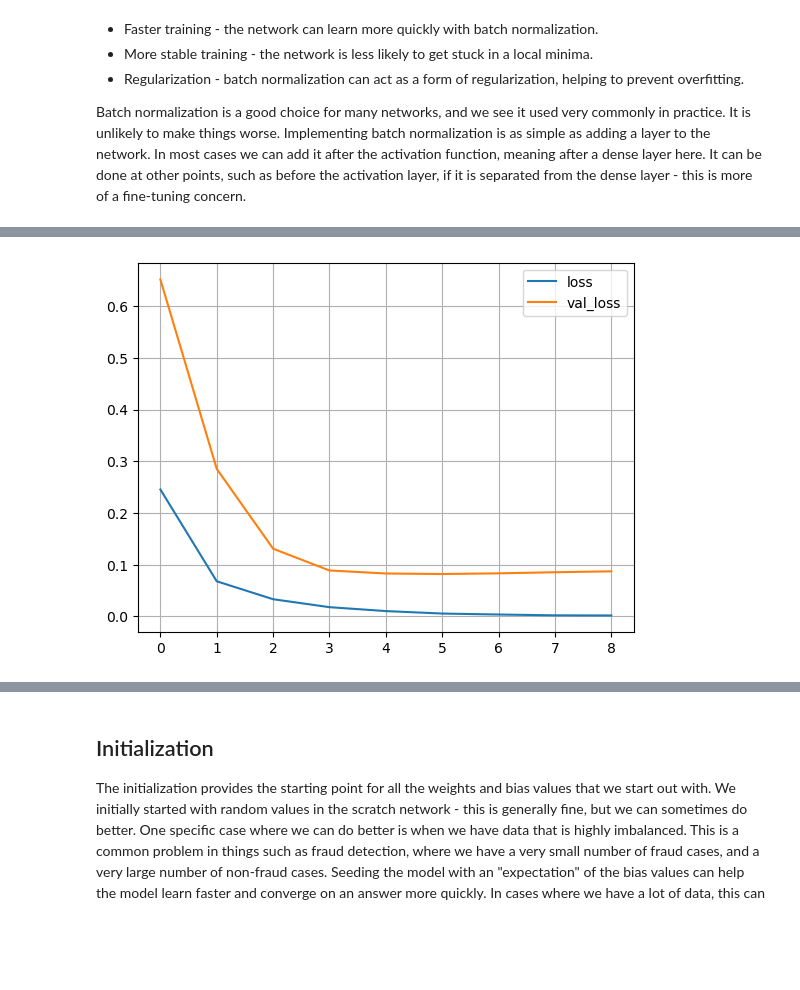
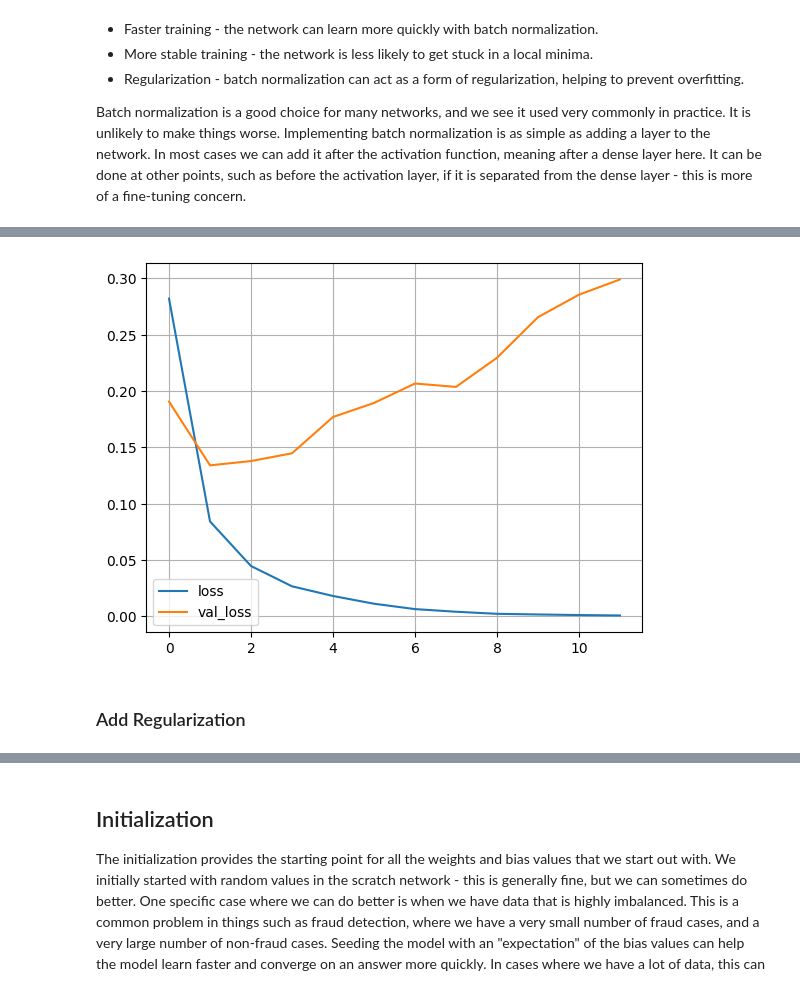
Before and after one commit to glennybarnes/Intro_to_Machine_Learning_Students, a Jupyter notebook: 023_keras_optimizations_sol.ipynb, the cells around one changed output, grey strips where cells are left out. Saved outputs shown, nothing was run; the diff lists cells and outputs as text; code cells hidden in the pictures; blank space fills up the shorter version.

```diff
--- a/023_keras_optimizations_sol.ipynb
+++ b/023_keras_optimizations_sol.ipynb
@@ -67,24 +85,41 @@ mnist = keras.datasets.mnist
 train_images = train_images / 255.0
 test_images = test_images / 255.0
 
+####################################################################################
+# Available to test - standardize the data
+####
+# THOUGHT EXPERIMENT - enable and disable this, observe the results, and see if you can understand why
+# Specifically, which change below performs well, and why when this is turned off?
+####
+# Standardize the data
+scaler = StandardScaler()
+train_images = scaler.fit_transform(train_images.reshape(-1, 28 * 28))
+test_images = scaler.transform(test_images.reshape(-1, 28 * 28))
+
+# Reshape the input image
+train_images = train_images.reshape(-1, 28, 28)
+test_images = test_images.reshape(-1, 28, 28)
+#####################################################################################
+
 print(train_images.shape)
 
 train_labels = np_utils.to_categorical(train_labels)
 test_labels = np_utils.to_categorical(test_labels)
 
 model = keras.Sequential()
-model.add(InputLayer(input_shape=(28, 28)))
+model.add(InputLayer(shape=(28, 28)))
 model.add(Flatten())
 model.add(Dense(512, activation='relu'))
 model.add(Dense(10, activation="softmax"))
 
 # Train the digit classification model
-model.compile(optimizer='adam', loss="categorical_crossentropy", metrics='accuracy')
+model.compile(optimizer='adam', loss="categorical_crossentropy", metrics=['accuracy'])
 
 train_log = model.fit(
   train_images,
   train_labels,
-  epochs=10,
+  epochs=SMALL_EPOCHS,
+  batch_size=MID_BATCH,
   validation_split=0.2,
 )
 model.evaluate(test_images, test_labels)
@@ -122,5 +151,5 @@ As we've seen, models can take a long time to train in many cases. Like with the
 In addition to this we often see models saved in the h5 format, which just saves slightly less stuff along with the model. If we are using models trained elsewhere this format is very common.
 # %%
 # Save my model
-model.save('model_path')
-model = keras.models.load_model('model_path')
+model.save('model_path.keras')
+model = keras.models.load_model('model_path.keras')
@@ -131,9 +156,3 @@ INFO:tensorflow:Assets written to: model_path/assets
-# %%
-# Calling `save('my_model.h5')` creates a h5 file `my_model.h5`.
-model.save("model_path/my_h5_model.h5")
-
-# It can be used to reconstruct the model identically.
-reconstructed_model = keras.models.load_model("model_path/my_h5_model.h5")
 # %% [markdown]
 ## Network Size
 
@@ -577,24 +606,25 @@ Epoch 20/100
 # %%
 # With ReLU
 model = keras.Sequential()
-model.add(InputLayer(input_shape=(28, 28)))
+model.add(InputLayer(shape=(28, 28)))
 model.add(Flatten())
+model.add(BatchNormalization())
 model.add(Dense(500, activation='relu'))
 model.add(BatchNormalization())
 model.add(Dense(350, activation='relu'))
 model.add(BatchNormalization())
 model.add(Dense(10, activation="softmax"))
 
-callback = tf.keras.callbacks.EarlyStopping(monitor='val_loss', patience=3, restore_best_weights=True)
+callback = tf.keras.callbacks.EarlyStopping(monitor='val_loss', patience=PATIENCE, restore_best_weights=True)
 
 # Train the digit classification model
-model.compile(optimizer='adam', loss="categorical_crossentropy", metrics='accuracy')
+model.compile(optimizer='adam', loss="categorical_crossentropy", metrics=['accuracy'])
 
 train_log = model.fit(
   train_images,
   train_labels,
-  epochs=100,
-  batch_size=500,
+  epochs=LARGE_EPOCHS,
+  batch_size=LARGE_BATCH,
   validation_split=0.2,
   callbacks=[callback]
 )
@@ -623 +651,3 @@ Epoch 9/100
-[figure, old version]
+[figure, new version]
+# %% [markdown]
+### Add Regularization
```
Also changed, not shown: parts of 25 cells of this notebook.
